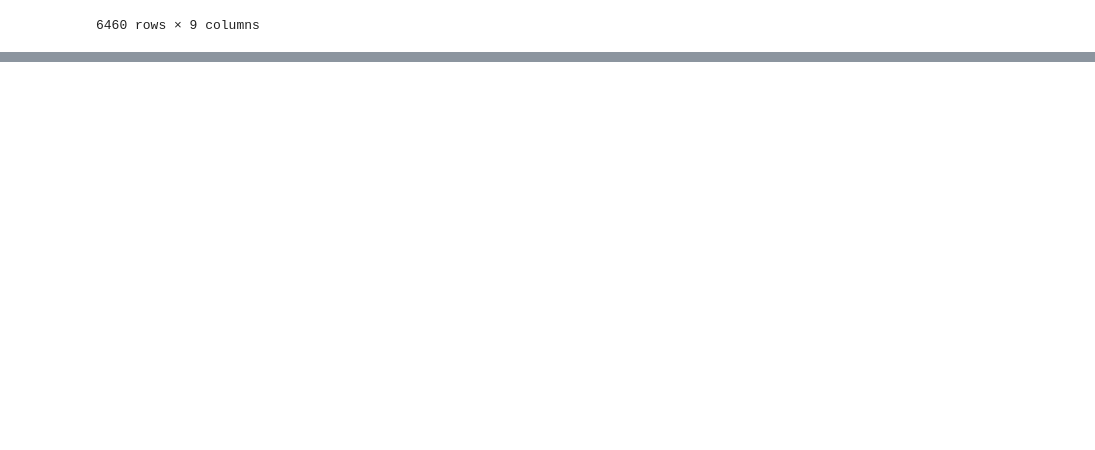
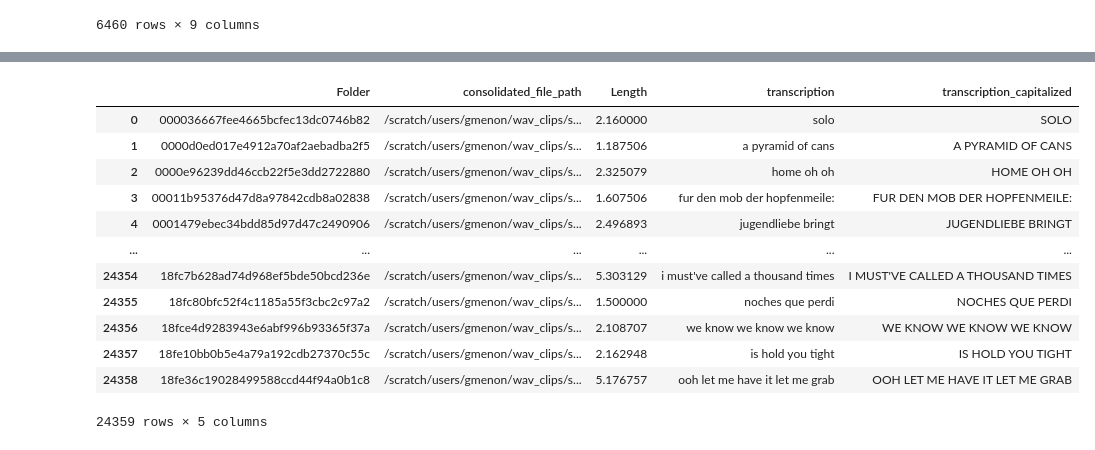
Before and after one commit to greeshmasmenon/songsLyricsGenerator, a Jupyter notebook: src/notebooks/Demucs.ipynb, the cells around one changed output, grey strips where cells are left out. Cells and saved outputs as stored; diff of their text form; code cells hidden in the pictures; blank space fills up the shorter version.

```diff
--- a/src/notebooks/Demucs.ipynb
+++ b/src/notebooks/Demucs.ipynb
@@ -305,0 +308,14 @@ train_song_metadata_demucs_cleaned
+# %%
+import os
+import pandas as pd
+AUDIO_FOLDER_BASE_PATH = '/scratch/users/gmenon/wav_clips/separated/htdemucs/'
+data = []
+for folder in sorted(os.listdir(AUDIO_FOLDER_BASE_PATH)):
+    for file in sorted(os.listdir(str(AUDIO_FOLDER_BASE_PATH)+folder)):
+        if file == "vocals.wav":
+            data.append((str(folder), file))
+
+df = pd.DataFrame(data, columns=['Folder', 'File'])
+
+df["consolidated_file_path"] = AUDIO_FOLDER_BASE_PATH + df["Folder"] + "/" + df["File"]
+df
@@ -305,0 +336,9 @@ train_song_metadata_demucs_cleaned
+# %%
+
+import soundfile as sf
+data = []
+for file in df["consolidated_file_path"]:
+    f = sf.SoundFile(file)
+    data.append((file,f.frames / f.samplerate))
+df1 = pd.DataFrame(data, columns=['consolidated_file_path', 'Length'])
+df1[df1["Length"] > 1]
@@ -305,0 +359,3 @@ train_song_metadata_demucs_cleaned
+# %%
+new_df = df.merge(df1, on='consolidated_file_path', how='left')
+new_df
@@ -305,0 +376,21 @@ train_song_metadata_demucs_cleaned
+# %%
+song_metadata = pd.read_csv("/home/users/gmenon/notebooks/home/users/gmenon/notebooks/song_metadata_cleaned.csv")
+song_metadata["Folder"] = song_metadata["file_name"].str.rsplit("/", n = 1).str[-1].str.split(".").str[0]
+song_metadata["file_name"].str.rsplit("/", n = 1).str[-1].str.split(".").str[0][0]
+song_metadata_demucs_cleaned = new_df.merge(song_metadata, on = "Folder", how = "left", indicator=True)
+song_metadata_demucs_cleaned["transcription_capitalized"] = song_metadata_demucs_cleaned["transcription"].str.upper()
+song_metadata_demucs_cleaned[['Folder', 'consolidated_file_path', 'Length', 'transcription','transcription_capitalized']]
+# %% [output]
+|  | Folder | consolidated_file_path | Length | transcription | transcription_capitalized |
+| 0 | 000036667fee4665bcfec13dc0746b82 | /scratch/users/gmenon/wav_clips/s... | 2.160000 | solo | SOLO |
+| 1 | 0000d0ed017e4912a70af2aebadba2f5 | /scratch/users/gmenon/wav_clips/s... | 1.187506 | a pyramid of cans | A PYRAMID OF CANS |
+| 2 | 0000e96239dd46ccb22f5e3dd2722880 | /scratch/users/gmenon/wav_clips/s... | 2.325079 | home oh oh | HOME OH OH |
+| 3 | 00011b95376d47d8a97842cdb8a02838 | /scratch/users/gmenon/wav_clips/s... | 1.607506 | fur den mob der hopfenmeile: | FUR DEN MOB DER HOPFENMEILE: |
+| 4 | 0001479ebec34bdd85d97d47c2490906 | /scratch/users/gmenon/wav_clips/s... | 2.496893 | jugendliebe bringt | JUGENDLIEBE BRINGT |
+| ... | ... | ... | ... | ... | ... |
+| 24354 | 18fc7b628ad74d968ef5bde50bcd236e | /scratch/users/gmenon/wav_clips/s... | 5.303129 | i must've called a thousand times | I MUST'VE CALLED A THOUSAND TIMES |
+| 24355 | 18fc80bfc52f4c1185a55f3cbc2c97a2 | /scratch/users/gmenon/wav_clips/s... | 1.500000 | noches que perdi | NOCHES QUE PERDI |
+| 24356 | 18fce4d9283943e6abf996b93365f37a | /scratch/users/gmenon/wav_clips/s... | 2.108707 | we know we know we know | WE KNOW WE KNOW WE KNOW |
+| 24357 | 18fe10bb0b5e4a79a192cdb27370c55c | /scratch/users/gmenon/wav_clips/s... | 2.162948 | is hold you tight | IS HOLD YOU TIGHT |
+| 24358 | 18fe36c19028499588ccd44f94a0b1c8 | /scratch/users/gmenon/wav_clips/s... | 5.176757 | ooh let me have it let me grab | OOH LET ME HAVE IT LET ME GRAB |
+24359 rows × 5 columns
```
Also changed, not shown: parts of 15 cells of this notebook, 12 other files.
